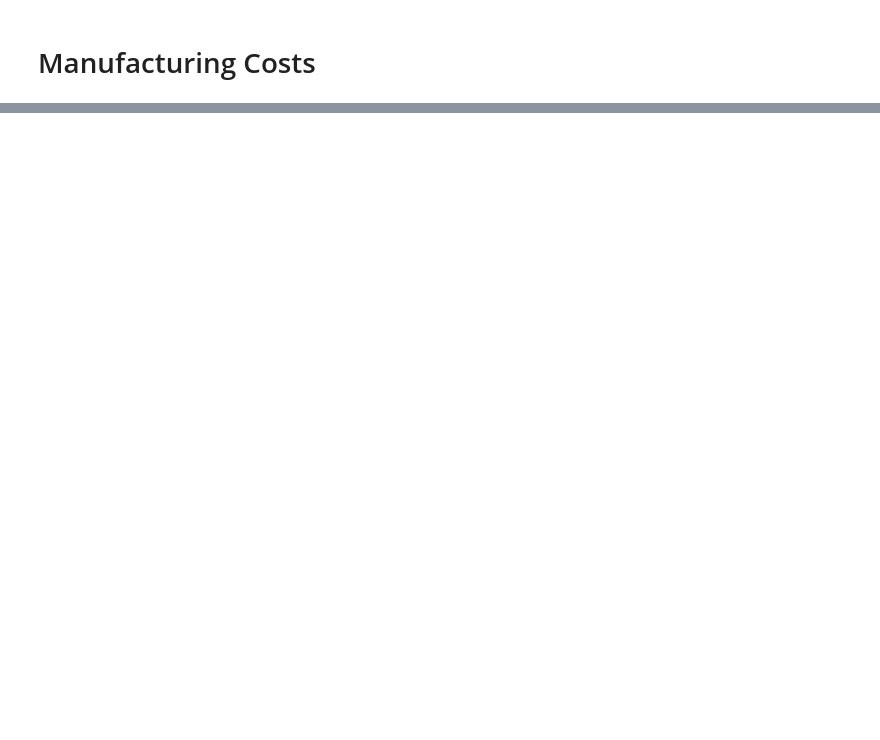
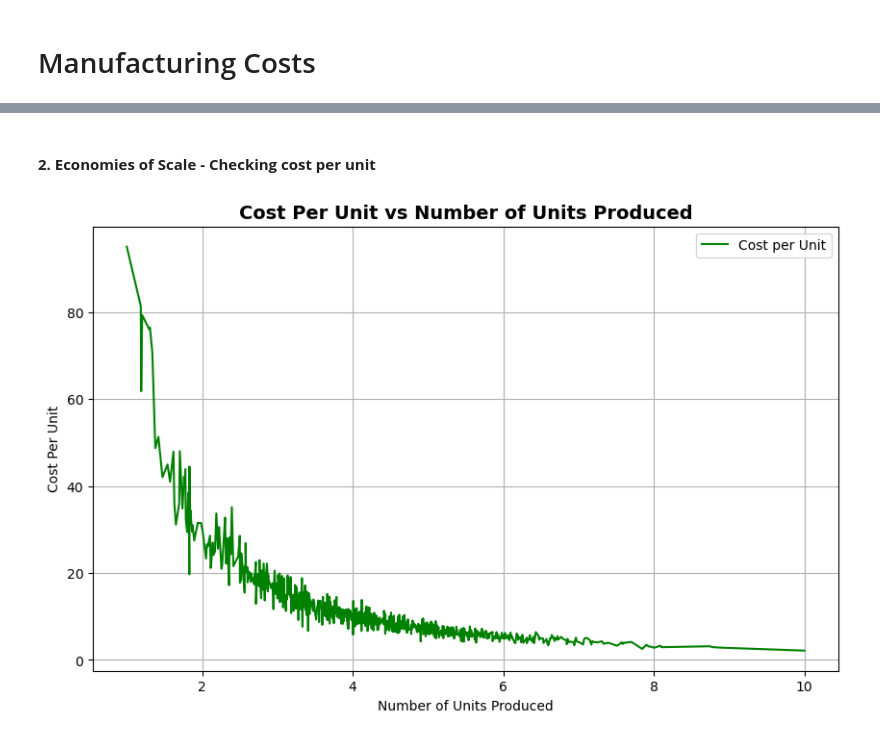
Before and after one commit to MiltonGreat/Manufacturing-Costs, a Jupyter notebook: Manufactruring Costs.ipynb, the cells around one changed output, grey strips where cells are left out. Cells and saved outputs as stored; diff of their text form; code cells hidden in the pictures; blank space fills up the shorter version.

```diff
--- a/Manufactruring Costs.ipynb
+++ b/Manufactruring Costs.ipynb
@@ -201,0 +138,16 @@ Model saved as manufacturing_cost_model.pkl.
+# %% [markdown]
+#### **2. Economies of Scale - Checking cost per unit**
+# %%
+df['Cost_Per_Unit'] = df['Manufacturing_Cost'] / df['Number_of_Units']
+
+# Visualize the Cost per Unit trend
+plt.figure(figsize=(10, 6))
+plt.plot(df['Number_of_Units'], df['Cost_Per_Unit'], color='green', label='Cost per Unit')
+plt.title('Cost Per Unit vs Number of Units Produced', fontsize=14, fontweight='bold')
+plt.xlabel('Number of Units Produced')
+plt.ylabel('Cost Per Unit')
+plt.grid(True)
+plt.legend()
+plt.show()
+# %% [output]
+[figure, added]
```
Also changed, not shown: parts of 39 cells of this notebook.
